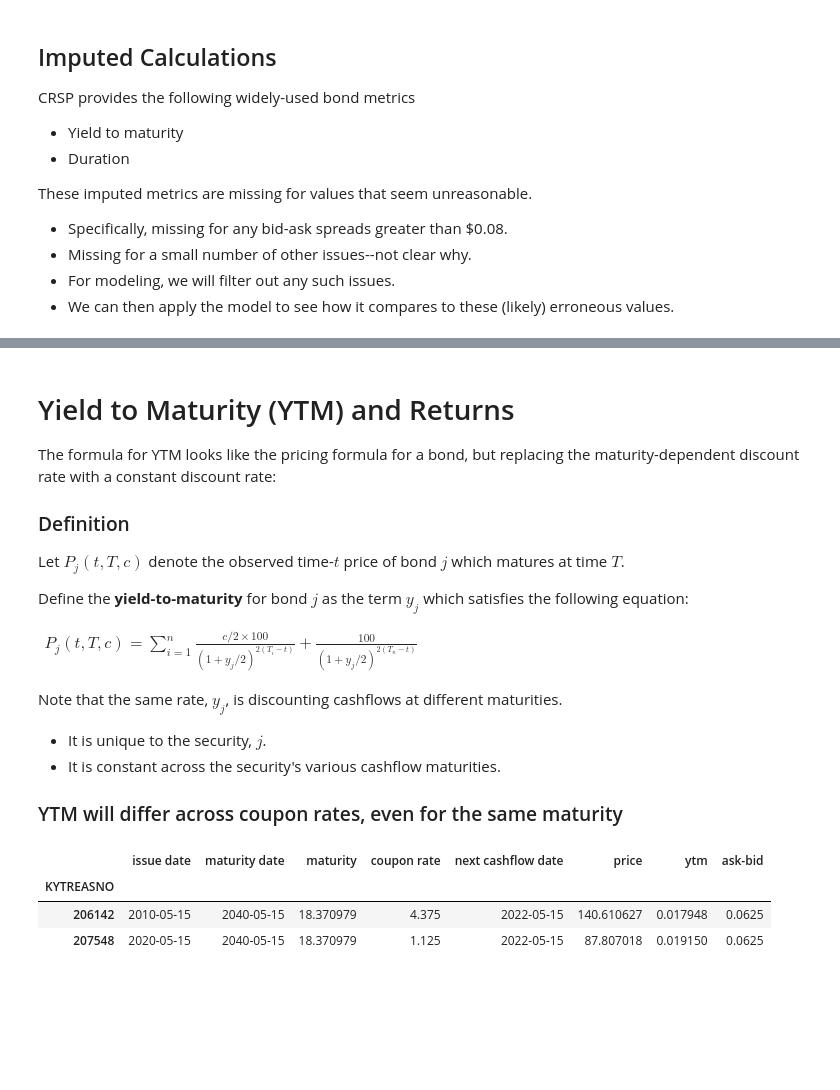
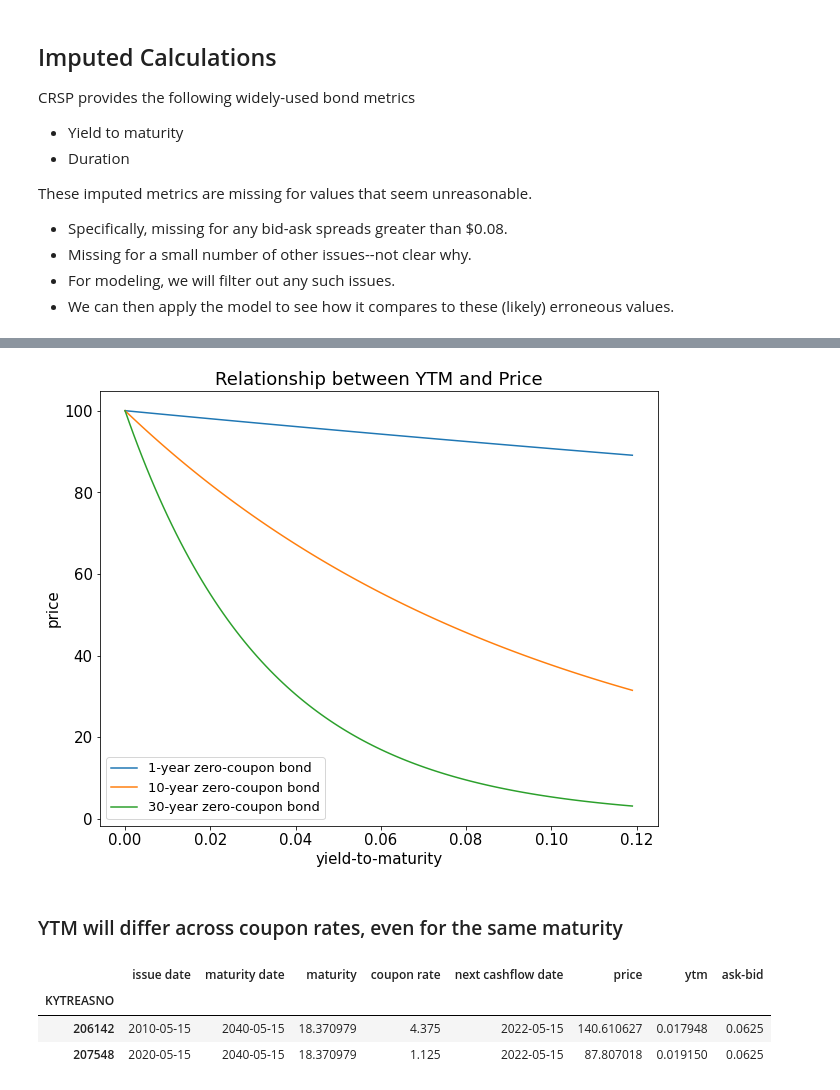
Before and after one commit to MarkHendricks/drw-markets, a Jupyter notebook: discussions/A.2. Treasuries and the Yield Curve.ipynb, the cells around one changed output, grey strips where cells are left out. Saved outputs shown, nothing was run; the diff lists cells and outputs as text; code cells hidden in the pictures; blank space fills up the shorter version.

```diff
--- a/discussions/A.2. Treasuries and the Yield Curve.ipynb
+++ b/discussions/A.2. Treasuries and the Yield Curve.ipynb
@@ -176,23 +213,25 @@ These imputed metrics are missing for values that seem unreasonable.
+# %%
+ylds_grid = np.arange(0,.12,.001)
+T_grid = [1,10,30]
+price_grid = pd.DataFrame(data=np.zeros([len(ylds_grid),len(T_grid)]), index=ylds_grid, columns=T_grid)
+for T in T_grid:
+    for i,y in enumerate(ylds_grid):
+        price_grid.loc[y,T] = 100/(1+y/2)**(2*T)
+
+price_grid.plot(figsize=(10,8))
+
+legend_labels = [''] * len(T_grid)
+for i,T in enumerate(T_grid):
+    legend_labels[i] = f'{T}-year zero-coupon bond'
+
+plt.xlabel('yield-to-maturity')
+plt.ylabel('price')
+plt.legend(legend_labels)
+plt.title('Relationship between YTM and Price')
+plt.show()
+# %% [output]
+[figure, added]
 # %% [markdown]
-# Yield to Maturity (YTM) and Returns
-
-The formula for YTM looks like the pricing formula for a bond, but replacing the maturity-dependent discount rate with a constant discount rate:
-
-### Definition
-
-Let $P_j(t,T,c)$ denote the observed time-$t$ price of bond $j$ which matures at time $T$.
-
-Define the **yield-to-maturity** for bond $j$ as the term $y_j$ which satisfies the following equation:
-
-$\begin{align*}
-P_j(t,T,c) = \sum_{i=1}^n\frac{c/2 \times 100}{(1+y_j/2)^{2(T_i-t)}} + \frac{100}{(1+y_j/2)^{2(T_n-t)}}
-\end{align*}
-$
-
-Note that the same rate, $y_j$, is discounting cashflows at different maturities.
-* It is unique to the security, $j$.
-* It is constant across the security's various cashflow maturities.
-
 ### YTM will differ across coupon rates, even for the same maturity
 # %%
 # find maturity where YTM differs by large amount
```
Also changed, not shown: parts of 11 cells of this notebook, 1 other file.
